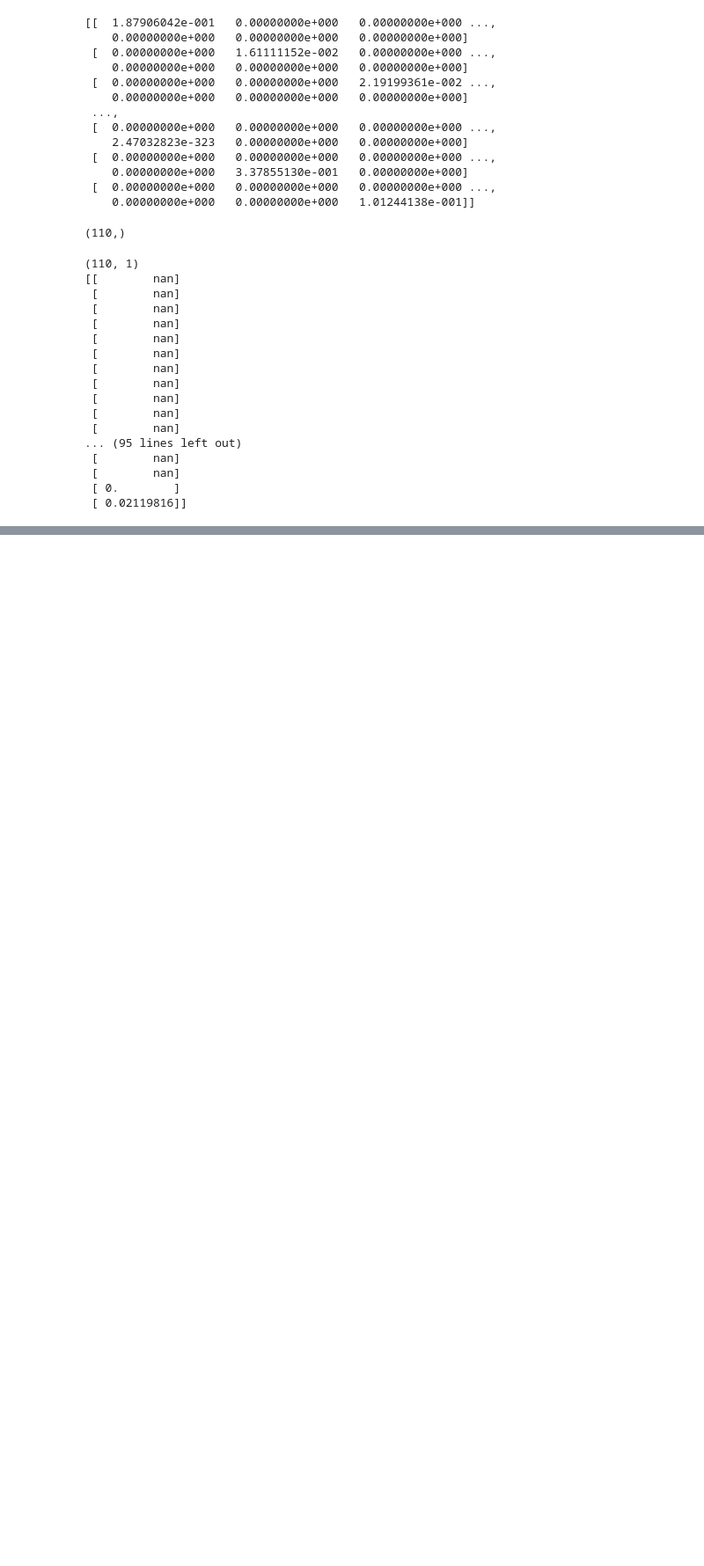
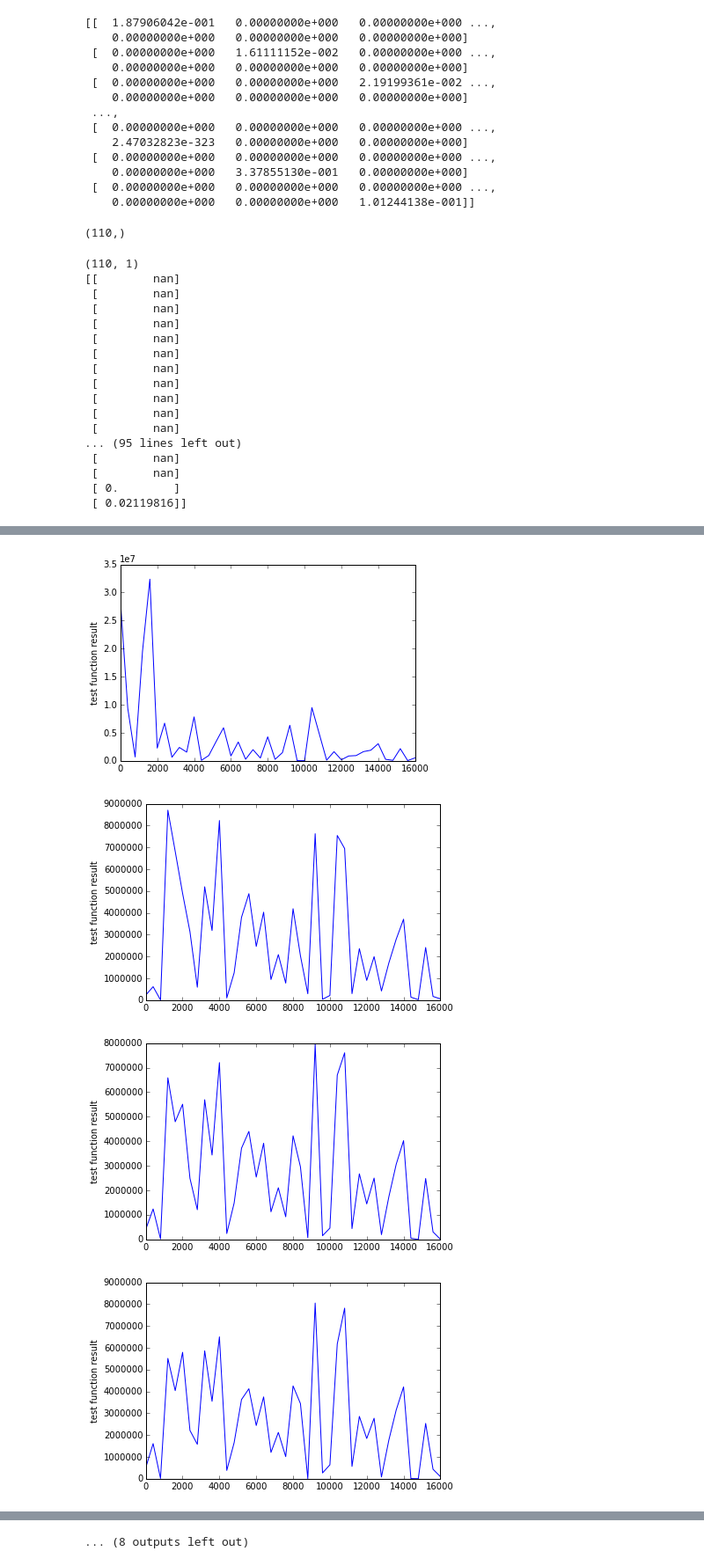
Before and after one commit to RuiqingQiu/SGD, a Jupyter notebook: SGD_610.ipynb, the cells around one changed output, grey strips where cells are left out. Shown at 88% size. Saved outputs shown, nothing was run; the diff lists cells and outputs as text; code cells hidden in the pictures; blank space fills up the shorter version.

Commit message:
privacy versino first attemp

```diff
--- a/SGD_610.ipynb
+++ b/SGD_610.ipynb
@@ -468,0 +575,77 @@ print v2
+# %%
+def testFunction_privacy(v):
+    total = 0.0
+    # loop through every data points
+    for item in data_set_privacy:
+        #tmp = np.array([item])
+        tmp = np.transpose(item)
+        #print "v1 shape", v.shape
+        #print "tmp shape ", tmp.shape
+        dotProduct = np.dot(tmp,v) # dotproduct should be a constant
+        #print "dotProduct is ", dotProduct
+        dotProduct = dotProduct * v # dotproduct is a column major vector
+        #print "dotProduct is ", dotProduct
+        total = total + distance(tmp,dotProduct)**2
+    return total
+# %%
+# initialize v0 as a vector drawn uniformly at raondom on the surface of a d-dimensional sphere
+d = len(data_set_privacy[0])
+v1 = []
+prev_v = [] # record the previous v1 to test convergence
+s = 0.0
+t = len(data_set_privacy) # t is the data set lenght: how many data points there are
+learning_rate = 1.0
+# random intialize a vector from a d-dim sphere
+for i in range(0,d):
+    tmp = np.random.random()
+    s = s + tmp**2
+    v1.append(tmp)
+    prev_v.append(0.0)
+
+s = math.sqrt(s)
+# normalize v1
+for i in range(0,d):
+    v1[i] = v1[i] * 1.0/ s
+
+a = np.dot(np.array([data_set_done[0]]),np.transpose(np.array([data_set_done[0]])))
+
+dis = 0.0
+loop = 0.0
+# test convergence
+v1 = np.array([v1]) # v1 type np.array([[x1,x2]])
+v1 = np.transpose(v1) # let v1 becomese a column major vector
+prev_v = v1
+testResult = []
+tPoint = []
+
+# stil have the infinite problem, need to normalize feature
+while True:
+    testResult = []
+    tPoint = []
+    #print "loop is ", loop
+    for i in range(0, len(data_set_privacy)/2):
+        loop = loop + 1
+        learning_rate = 1.0/math.sqrt(loop)
+        tmp = data_set_done[i] # convert to right form
+        tmp = np.array([tmp])
+        b = np.dot(np.transpose(tmp),tmp)
+        b = np.dot(b,v1) # result will be a 110 * 1 vector
+        v1 = v1 + learning_rate * b
+        v1 = normalizeVector(v1)
+        if i % 400 == 0:
+            tPoint.append(i)
+            test = testFunction_privacy(v1)
+            testResult.append(test)
+    plt.plot(tPoint, testResult, '-')
+    #plt.axhline(baseline, color='r')
+    plt.ylabel('test function result')
+    plt.show()
+    dis = distance(prev_v,v1)
+    if dis <= 0.001:
+            break
+    prev_v = v1
+# %% [output]
+[figure, added]
+[figure, added]
+[figure, added]
+[figure, added]
@@ -468,0 +660 @@ print v2
+... (8 outputs left out)
```
Also changed, not shown: parts of 7 cells of this notebook.
